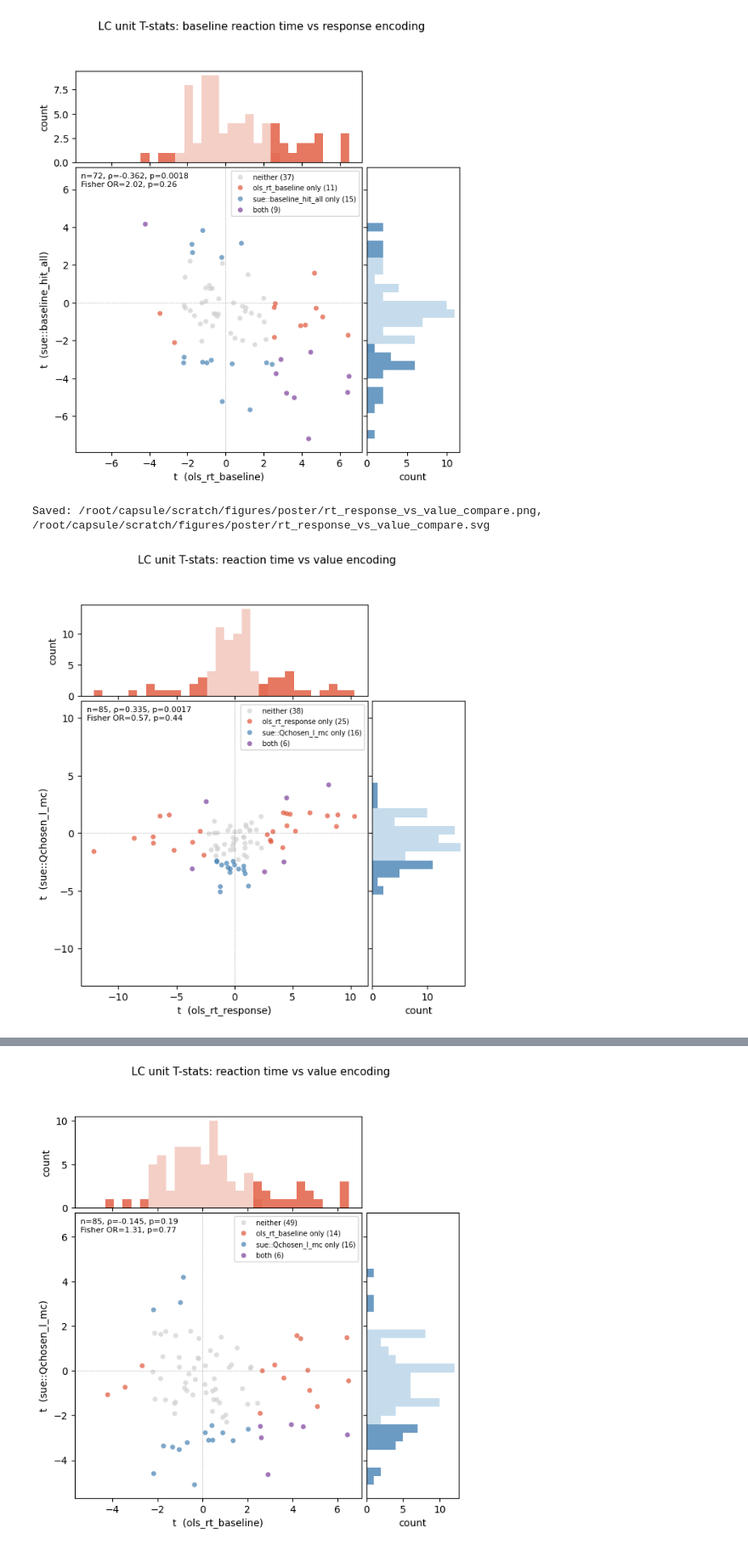
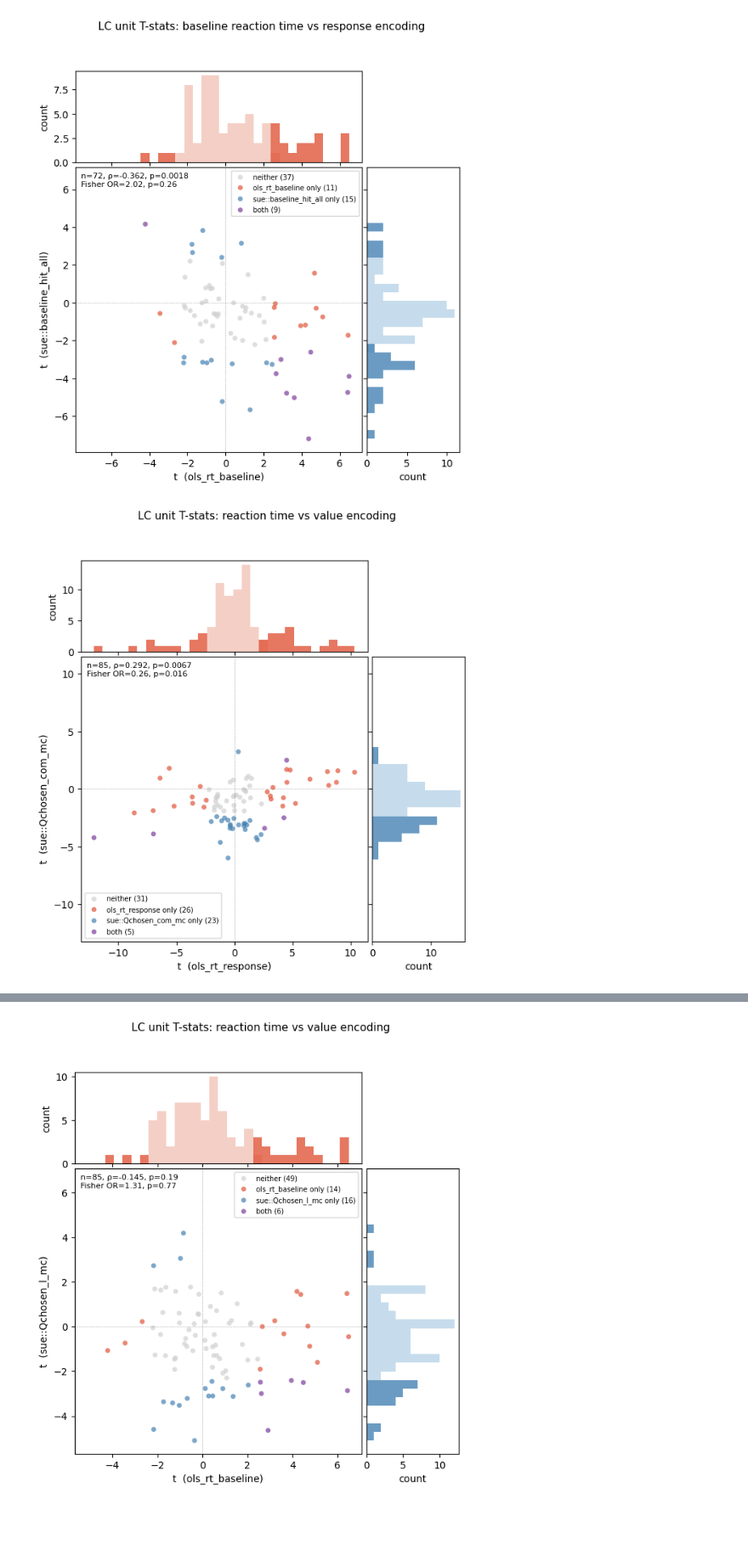
Before and after one commit to 1mattbecker/kinematics_analysis, a Jupyter notebook: code/rt_ols_registry_pipeline.ipynb, the cells around one changed output, grey strips where cells are left out. Shown at 85% size. Drawn from its saved outputs; the diff is of its cells as text; code cells hidden in the pictures; blank space fills up the shorter version.

```diff
--- a/code/rt_ols_registry_pipeline.ipynb
+++ b/code/rt_ols_registry_pipeline.ipynb
@@ -684,16 +880,13 @@ merged_outcome = reg.compare(
 Saved: /root/capsule/scratch/figures/poster/rt_baseline_vs_respond_compare.png, /root/capsule/scratch/figures/poster/rt_baseline_vs_respond_compare.svg
 [figure]
 # %%
-# Compare: spike_count ~ RT  vs  respond encoding
 merged_outcome = reg.compare(
     "ols_rt_response",
-    "sue::Qchosen_l_mc",
+    "sue::Qchosen_com_mc",
     title="LC unit T-stats: reaction time vs value encoding",
-    save_path="/root/capsule/scratch/figures/poster/rt_response_vs_value_compare",
 )
 # %% [output]
-Saved: /root/capsule/scratch/figures/poster/rt_response_vs_value_compare.png, /root/capsule/scratch/figures/poster/rt_response_vs_value_compare.svg
-[figure, old version]
+[figure, new version]
 # %%
 # Compare: spike_count ~ RT (baseline)  vs  respond encoding
 merged_outcome = reg.compare(
```
Also changed, not shown: parts of 7 cells of this notebook, 1 other file.
